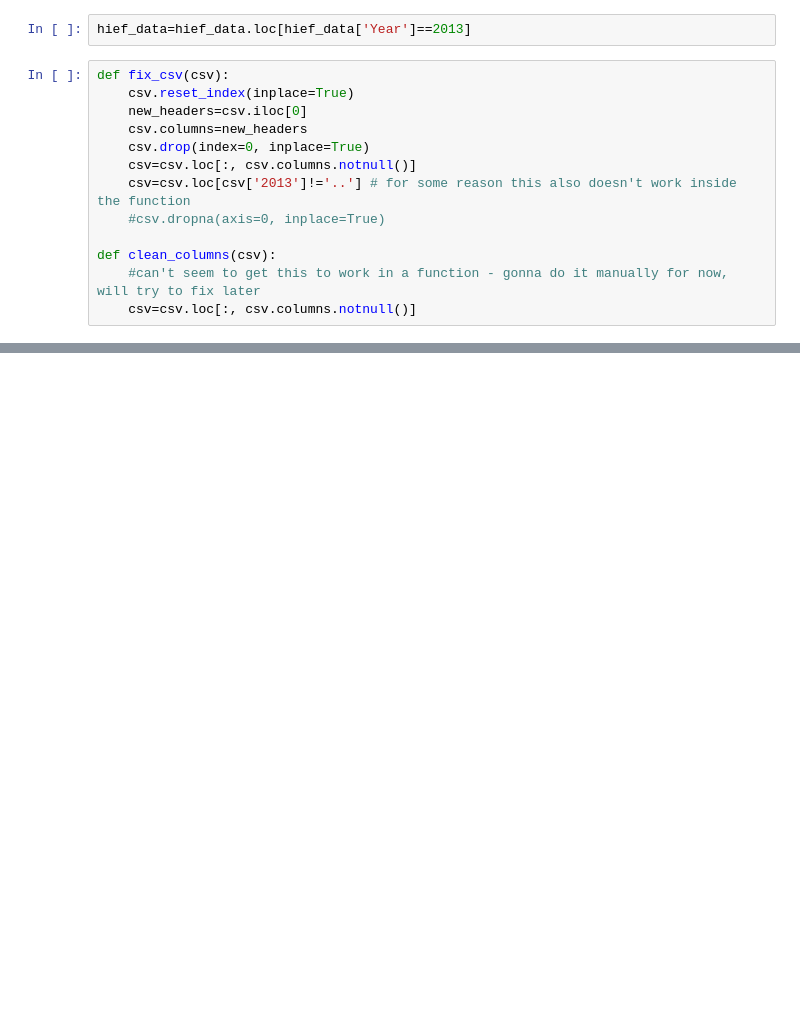
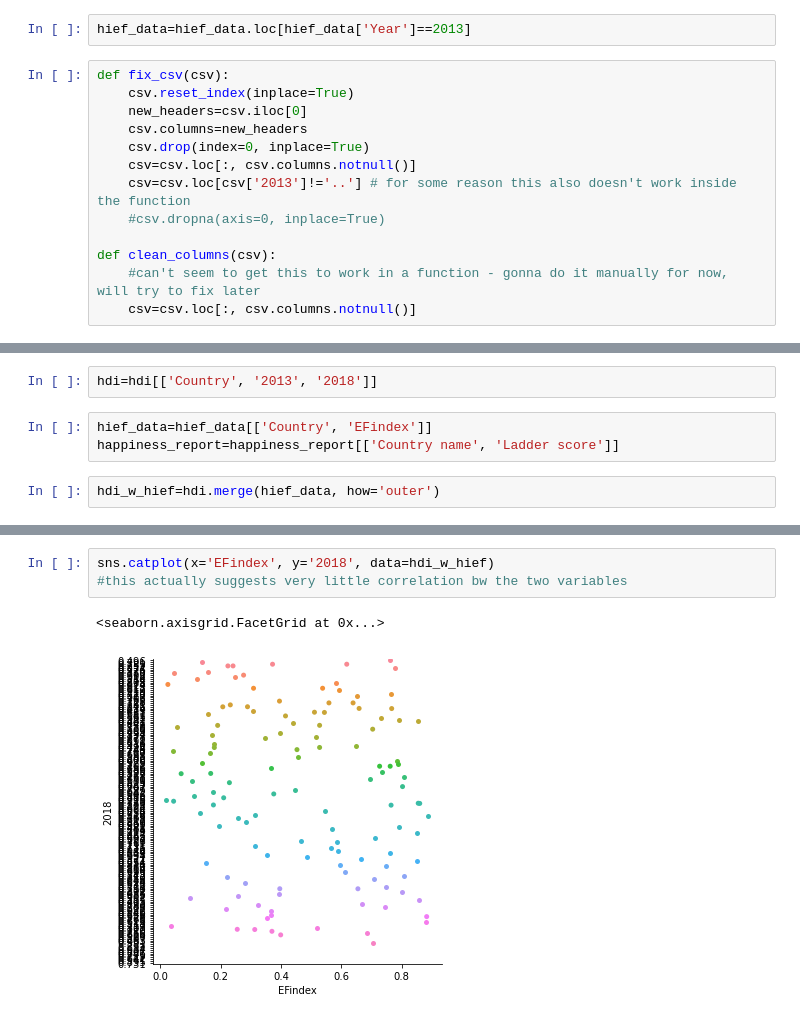
Before and after one commit to cxcollins/OMIS114_final, a Jupyter notebook: OMIS114 Final Notebook.ipynb, the cells around one changed output, grey strips where cells are left out. Drawn from its saved outputs; the diff is of its cells as text; blank space fills up the shorter version.

```diff
--- a/OMIS114 Final Notebook.ipynb
+++ b/OMIS114 Final Notebook.ipynb
@@ -98,0 +78,7 @@ employment
+# %%
+hdi=hdi[['Country', '2013', '2018']]
+# %%
+hief_data=hief_data[['Country', 'EFindex']]
+happiness_report=happiness_report[['Country name', 'Ladder score']]
+# %%
+hdi_w_hief=hdi.merge(hief_data, how='outer')
@@ -98,0 +105,6 @@ employment
+# %%
+sns.catplot(x='EFindex', y='2018', data=hdi_w_hief)
+#this actually suggests very little correlation bw the two variables
+# %% [output]
+<seaborn.axisgrid.FacetGrid at 0x...>
+[figure, added]
```
Also changed, not shown: parts of 11 cells of this notebook.
